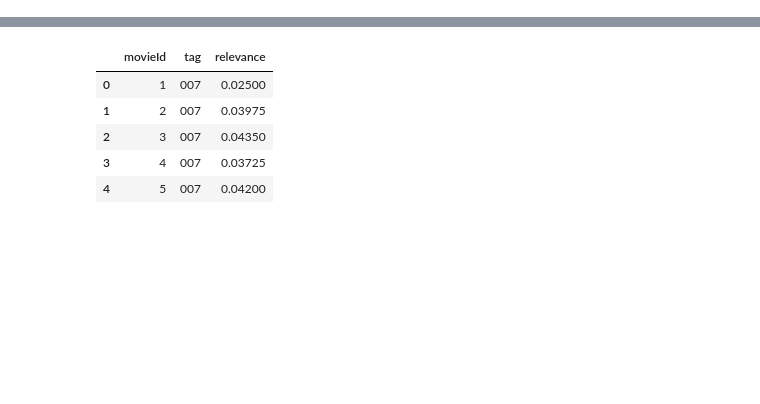
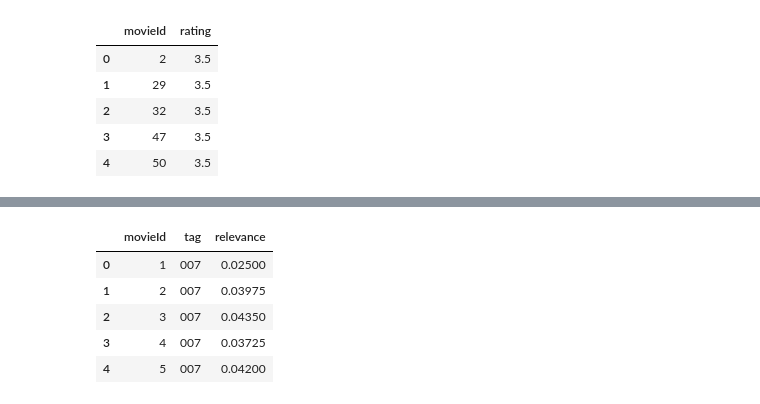
Before and after one commit to ArjunPadaliya/Movie-Recommendation-App, a Jupyter notebook: Data_Science.ipynb, the cells around one changed output, grey strips where cells are left out. Saved outputs shown, nothing was run; the diff lists cells and outputs as text; code cells hidden in the pictures; blank space fills up the shorter version.

```diff
--- a/Data_Science.ipynb
+++ b/Data_Science.ipynb
@@ -14,4 +23,13 @@ movies = pd.read_csv("ml-20m/movies.csv")
 # %%
 ratings = pd.read_csv("ml-20m/ratings.csv")[['movieId', 'rating']]
+# %%
+ratings.head()
+# %% [output]
+|  | movieId | rating |
+| 0 | 2 | 3.5 |
+| 1 | 29 | 3.5 |
+| 2 | 32 | 3.5 |
+| 3 | 47 | 3.5 |
+| 4 | 50 | 3.5 |
 # %%
 genome_scores = pd.read_csv("ml-20m/genome-scores.csv")
```
Also changed, not shown: parts of 16 cells of this notebook.
